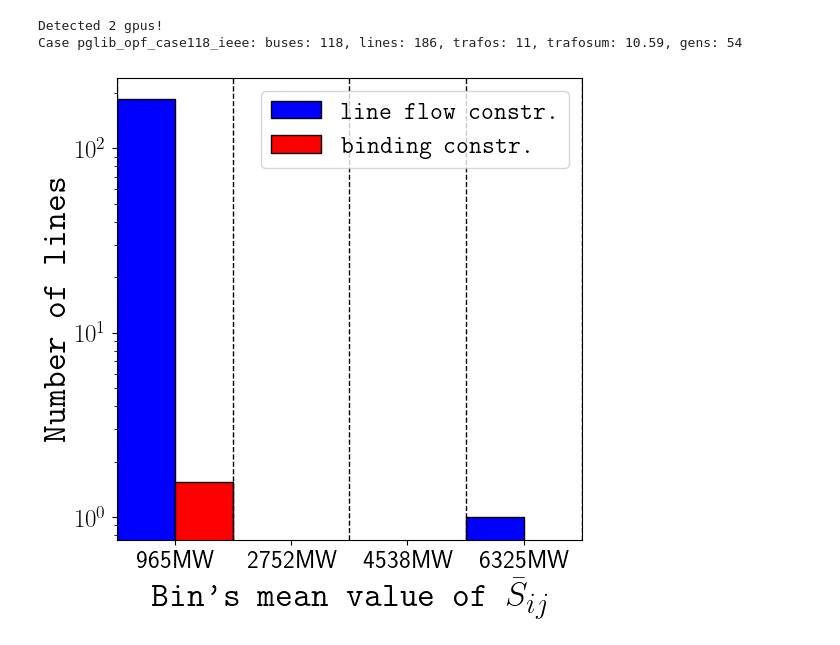
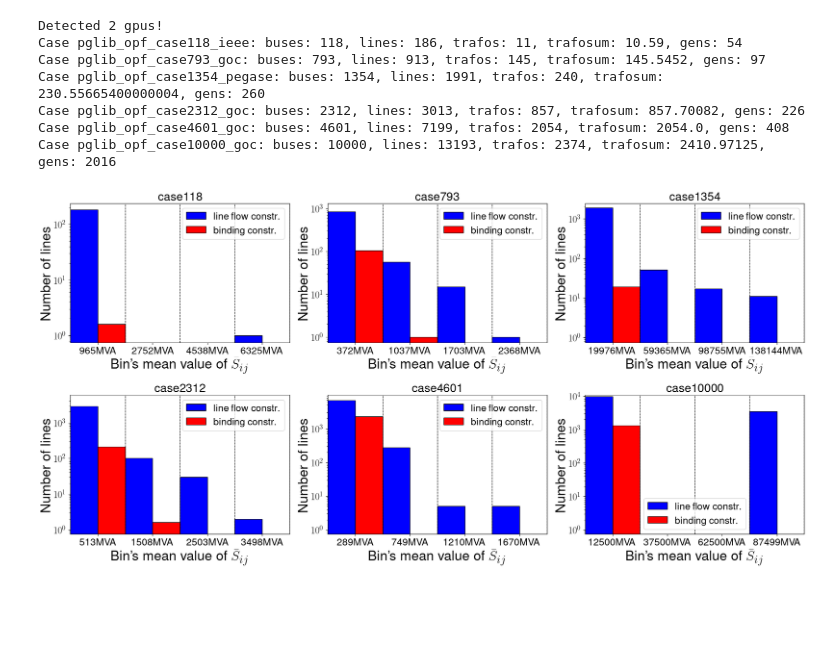
Before and after one commit to shourya01/pglib-opf, a Jupyter notebook: plotter2.ipynb, the cells around one changed output. Drawn from its saved outputs; the diff is of its cells as text; code cells hidden in the pictures; blank space fills up the shorter version.

```diff
--- a/plotter2.ipynb
+++ b/plotter2.ipynb
@@ -21,7 +21,7 @@ import matplotlib.pyplot as plt
 
 plt.rcParams['text.usetex'] = True
 plt.rcParams['font.size'] = 18  # Increase font size
-plt.rcParams['text.latex.preamble'] = r'\usepackage{amsmath,amssymb}'
+plt.rcParams['text.latex.preamble'] = r'\usepackage{amsmath,amssymb,times}'
 plt.rcParams['axes.labelsize'] = 18  # Increase axis label size
 plt.rcParams['xtick.labelsize'] = 18  # Increase x-tick label size
 plt.rcParams['ytick.labelsize'] = 18  # Increase y-tick label size
@@ -75,9 +75,12 @@ for cf in case_files:
         cases.append(case_correct_idx)
         casenames.append(cname)
 
-for cn,cs in zip(casenames,cases):
+nrows, ncols = 2, 3
+fig, axs = plt.subplots(nrows, ncols, figsize = (20,10))
+for cid,(cn,cs) in enumerate(zip(casenames,cases)):
 
     ntrafo = (1-np.isclose(cs.branch[:,8],0.).astype(int)).sum()
+    nbus = cs.bus.shape[0]
     print(f"Case {cn}: buses: {cs.bus.shape[0]}, lines: {cs.branch.shape[0]}, trafos: {ntrafo}, trafosum: {cs.branch[:,8].sum()}, gens: {cs.gen.shape[0]}")
 
     # Gc = nx.DiGraph()
@@ -98,6 +101,8 @@ for cn,cs in zip(casenames,cases):
     # plt.axis('off')
     # plt.savefig(f"{cn}_layout.pdf",format="pdf",bbox_inches="tight")
     # plt.show()
+    rowid, colid = cid // 3, cid % 3
+    ax = axs[rowid,colid]
     #### data
     n_bus, n_branch = cs.bus.shape[0], cs.branch.shape[0]
     bind_data = np.load(os.getcwd()+f'/saved/{cn}_test_gt.npz')['data']
@@ -112,15 +117,13 @@ for cn,cs in zip(casenames,cases):
     counts1, _ = np.histogram(flowlims_orig,bins=bins)
     counts2 = hist_heights
     #### data over
-    plt.figure(figsize=(6,6))
-    ax = plt.gca()
     bin_centers = (bins[:-1] + bins[1:]) / 2
     bar_width = (bins[1]-bins[0]) / 2
     bar1_positions = bin_centers - bar_width / 2
     bar2_positions = bin_centers + bar_width / 2
     # do the actual plotting
-    bars1 = ax.bar(bar1_positions,counts1,width=bar_width,edgecolor='black',label=r'\texttt{line flow constr.}')
-    bars2 = ax.bar(bar2_positions,counts2,width=bar_width,edgecolor='black',label=r'\texttt{binding constr.}')
+    bars1 = ax.bar(bar1_positions,counts1,width=bar_width,edgecolor='black',label=r'line flow constr.')
+    bars2 = ax.bar(bar2_positions,counts2,width=bar_width,edgecolor='black',label=r'binding constr.')
     patches1, patches2 = bars1.patches, bars2.patches
     # n, bins, patches = plt.hist(flowlims_orig, bins=bins, edgecolor='black', rwidth=0.5)
     for patch1,patch2 in zip(patches1,patches2):
@@ -128,46 +131,62 @@ for cn,cs in zip(casenames,cases):
         patch2.set_facecolor('red')
         # patch1.set_alpha(0.5)
     for b in bins:
-        plt.axvline(b, color='k', linestyle='dashed', linewidth=1)
+        ax.axvline(b, color='k', linestyle='dashed', linewidth=1)
     # Set x-ticks at the center of each bin
-    plt.xticks(bin_centers, labels=[f'{center:.0f}MW' for center in bin_centers])
-    plt.xlim(bins[0], bins[-1])
-    plt.yscale('log')
-    plt.ylim(bottom=0.75)
-    plt.xlabel(r"\Huge\texttt{Bin's mean value of }$\bar{S}_{ij}$")
-    plt.ylabel(r'\Huge\texttt{Number of lines}')
-    yt = plt.gca().get_yticks()
-    yl = plt.gca().get_ylim()
-    plt.legend(loc='best')
-    plt.savefig(f"{cn}_hist2.pdf",format="pdf",bbox_inches="tight")
-    plt.show()
+    ax.set_xticks(bin_centers, labels=[f'{center:.0f}MVA' for center in bin_centers])
+    ax.set_xlim(bins[0], bins[-1])
+    ax.set_yscale('log')
+    ax.set_ylim(bottom=0.75)
+    ax.set_xlabel(r"\Huge Bin's mean value of $\bar{S}_{ij}$")
+    ax.set_ylabel(r'\Huge Number of lines')
+    ax.set_title(f"case{nbus}")
+    yt = ax.get_yticks()
+    yl = ax.get_ylim()
+    ax.legend(loc='upper right')
+    # plt.savefig(f"{cn}_hist2.pdf",format="pdf",bbox_inches="tight")
     # # plot binding constraints
     # plt.figure(figsize=(6,6))
     # idx_bins = [np.where((flowlims_orig>=bins[i])&((flowlims_orig<bins[i+1]) if i<(bins.size-2) else (flowlims_orig<=bins[i+1])))[0] for i in range(bins.size-1)]
     # n_bus, n_branch = cs.bus.shape[0], cs.branch.shape[0]
     # bind_data = np.load(os.getcwd()+f'/saved/{cn}_test_gt.npz')['data']
     # flow_f_data = bind_data[:,0:n_branch].mean(axis=0)
     # flow_t_data = bind_data[:,n_branch:2*n_branch].mean(axis=0)
     # flow_data = 0.5*(flow_f_data+flow_t_data)
     # hist_heights = np.array([flow_data[idx].sum() if idx.size>0 else 0 for idx in idx_bins])
     # n, bins, patches = plt.hist(flowlims_orig, bins=bins, edgecolor='black', rwidth=0.5)
     # for pidx,patch in enumerate(patches):
     #     patch.set_facecolor('gray')
     #     patch.set_alpha(0.5)
     #     patch.set_height(hist_heights[pidx])
     # for b in bins:
     #     plt.axvline(b, color='k', linestyle='dashed', linewidth=1)
     # plt.xticks(bin_centers, labels=[f'{center:.0f}MW' for center in bin_centers])
     # plt.xlim(bins[0], bins[-1])
     # plt.yscale('log')
     # plt.gca().set_yticks(yt)
     # plt.gca().set_ylim(yl)
     # # plt.ylim(ylims)
     # plt.xlabel(r'\Huge\texttt{Values of }$\bar{S}_{ij}$')
     # plt.ylabel(r'\Huge\texttt{Avg. binding lines}')
     # plt.savefig(f"{cn}_bind.pdf",format="pdf",bbox_inches="tight")
     # plt.show()
+
+# fig, axs = plt.subplots(3, 2)
+
+# for i, ax in enumerate(axes):
+#     row = i // 2
+#     col = i % 2
+#     axs[row, col] = ax
+# plt.tight_layout()
+plt.tight_layout(pad=1.0)
+plt.savefig(f"flows.pdf",format="pdf",bbox_inches="tight")
+plt.show()
 # %% [output]
 Detected 2 gpus!
 Case pglib_opf_case118_ieee: buses: 118, lines: 186, trafos: 11, trafosum: 10.59, gens: 54
+Case pglib_opf_case793_goc: buses: 793, lines: 913, trafos: 145, trafosum: 145.5452, gens: 97
+Case pglib_opf_case1354_pegase: buses: 1354, lines: 1991, trafos: 240, trafosum: 230.55665400000004, gens: 260
+Case pglib_opf_case2312_goc: buses: 2312, lines: 3013, trafos: 857, trafosum: 857.70082, gens: 226
+Case pglib_opf_case4601_goc: buses: 4601, lines: 7199, trafos: 2054, trafosum: 2054.0, gens: 408
+Case pglib_opf_case10000_goc: buses: 10000, lines: 13193, trafos: 2374, trafosum: 2410.97125, gens: 2016
-[figure, old version]
+[figure, new version]
```
Also changed, not shown: 10 other files.
